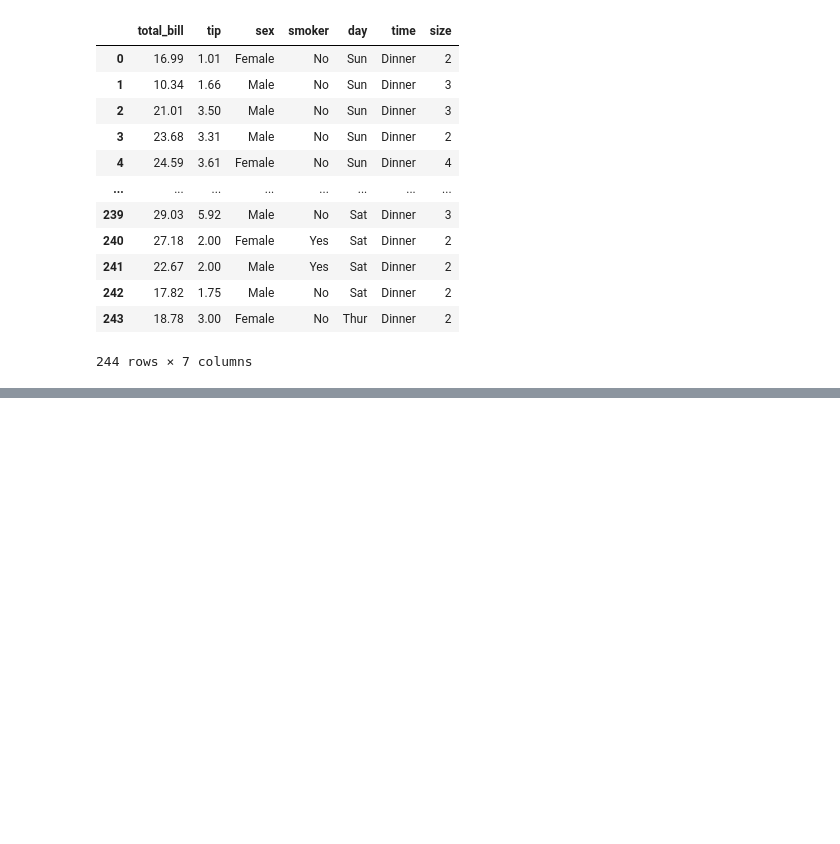
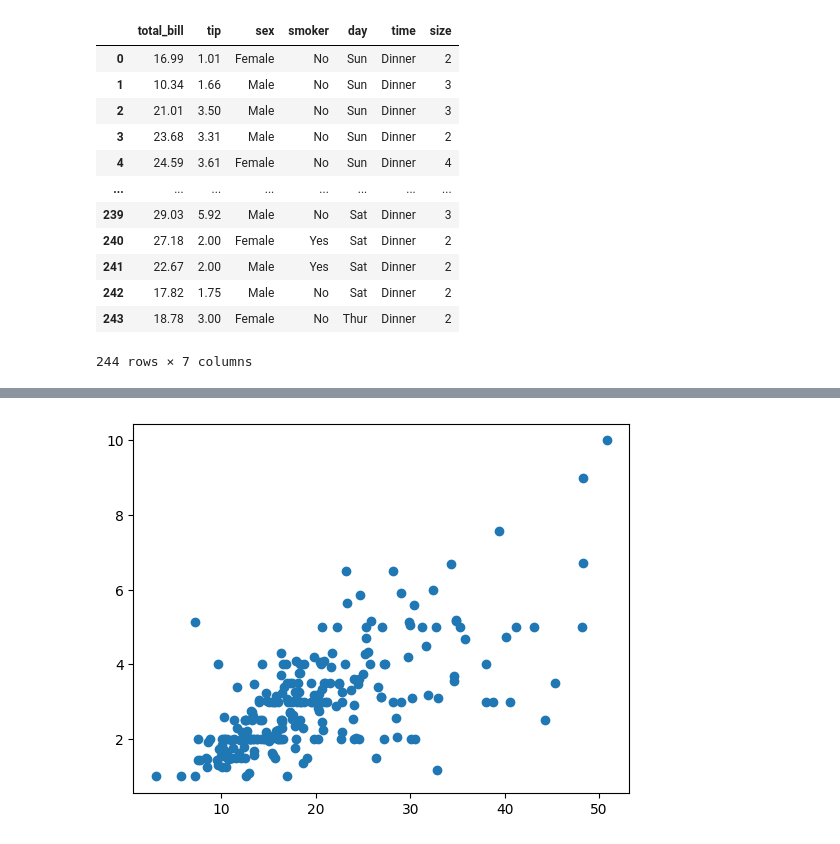
Before and after one commit to priyashekhawat/SITP-12-Th-may-, a Jupyter notebook: Seaborn/basicsea.ipynb, the cells around one changed output, grey strips where cells are left out. Cells and saved outputs as stored; diff of their text form; code cells hidden in the pictures; blank space fills up the shorter version.

```diff
--- a/Seaborn/basicsea.ipynb
+++ b/Seaborn/basicsea.ipynb
@@ -93,0 +104,6 @@ data
+# %%
+plt.scatter(data['total_bill'],data['tip'])
+plt.show()
+# this is done by matplotlib which don't show proper graph
+# %% [output]
+[figure, added]
```
Also changed, not shown: parts of 21 cells of this notebook.
